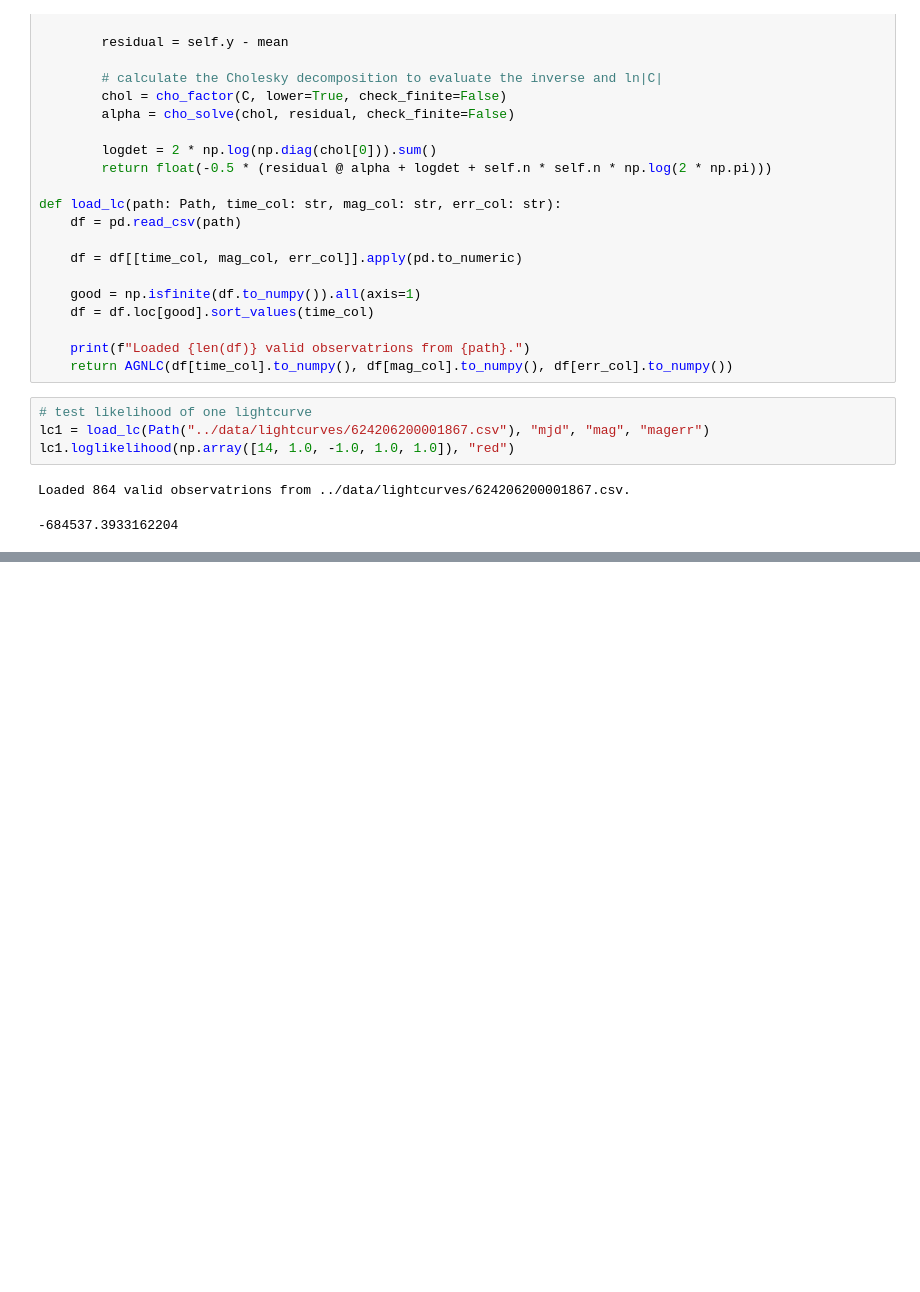
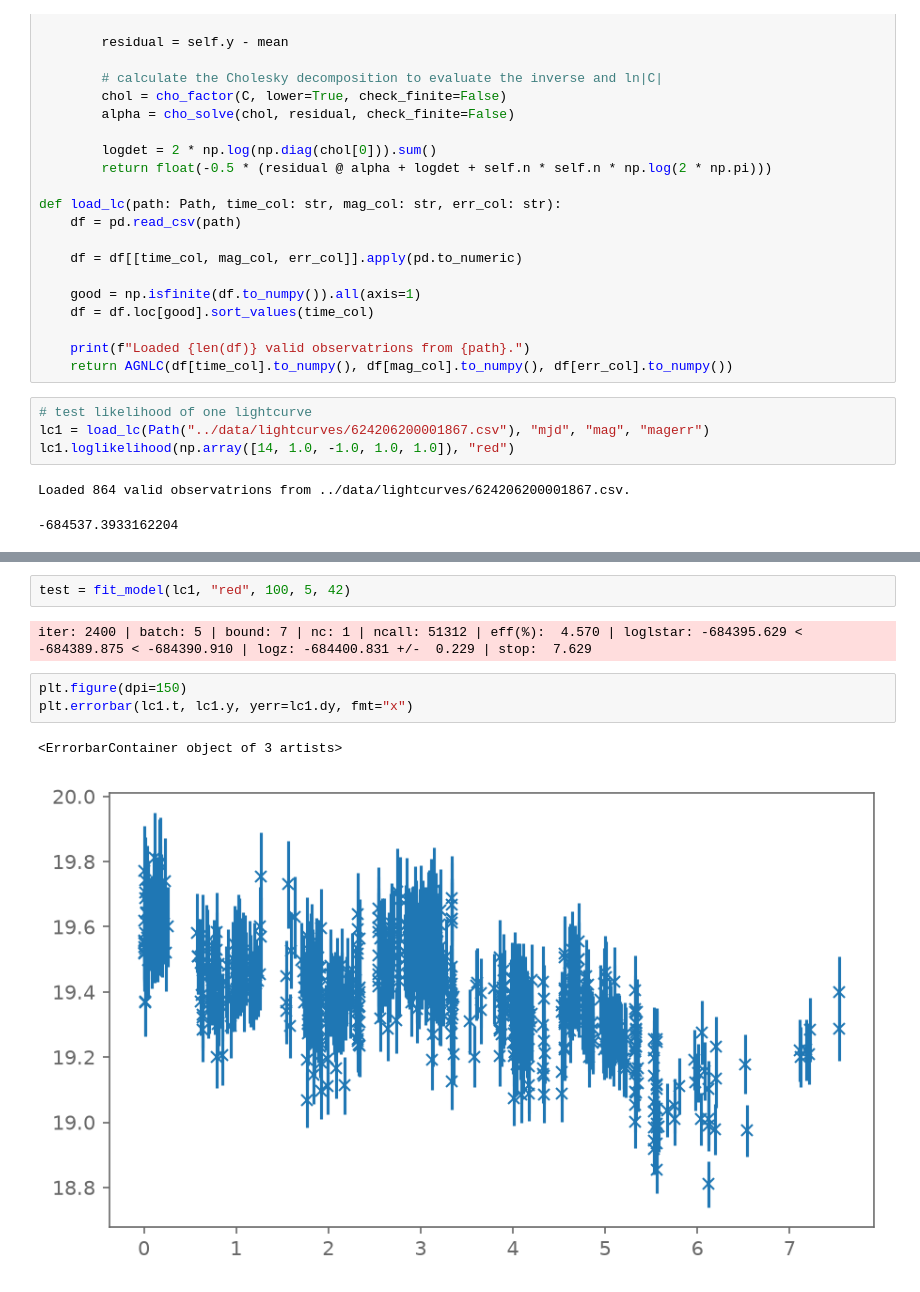
Before and after one commit to jgarlichs/agn-binary-lightcurves, a Jupyter notebook: notebooks/data_analysis.ipynb, the cells around one changed output, grey strips where cells are left out. Saved outputs shown, nothing was run; the diff lists cells and outputs as text; blank space fills up the shorter version.

Commit message:
Added model fit using dynesty

```diff
--- a/notebooks/data_analysis.ipynb
+++ b/notebooks/data_analysis.ipynb
@@ -114,0 +157,10 @@ Loaded 864 valid observatrions from ../data/lightcurves/624206200001867.csv.
+# %%
+test = fit_model(lc1, "red", 100, 5, 42)
+# %% [output]
+iter: 2400 | batch: 5 | bound: 7 | nc: 1 | ncall: 51312 | eff(%):  4.570 | loglstar: -684395.629 < -684389.875 < -684390.910 | logz: -684400.831 +/-  0.229 | stop:  7.629
+# %%
+plt.figure(dpi=150)
+plt.errorbar(lc1.t, lc1.y, yerr=lc1.dy, fmt="x")
+# %% [output]
+<ErrorbarContainer object of 3 artists>
+[figure, added]
```
Also changed, not shown: parts of 5 cells of this notebook, 2 other files.
